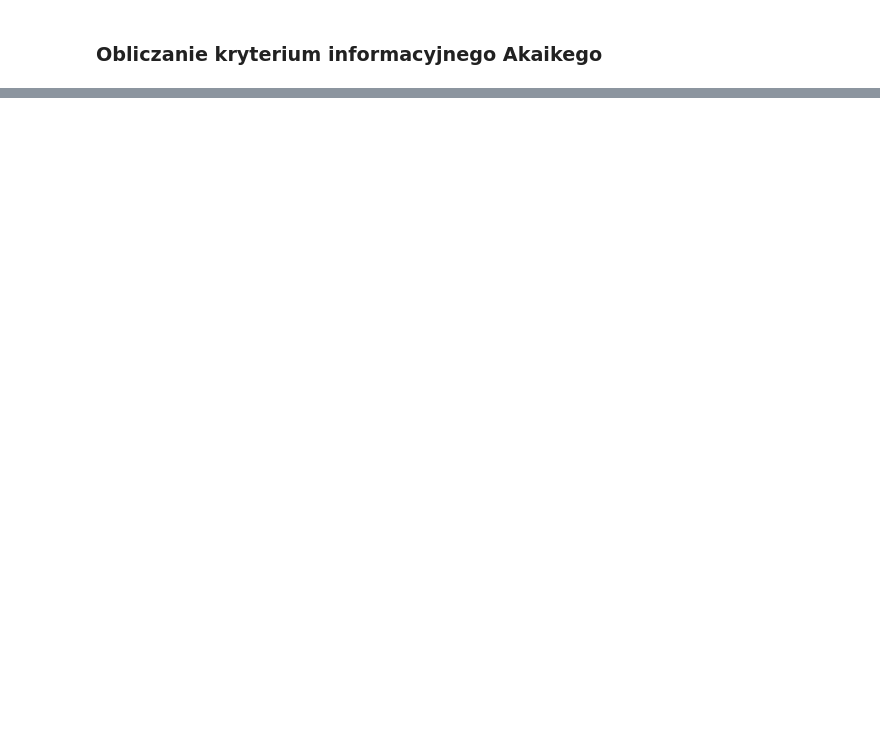
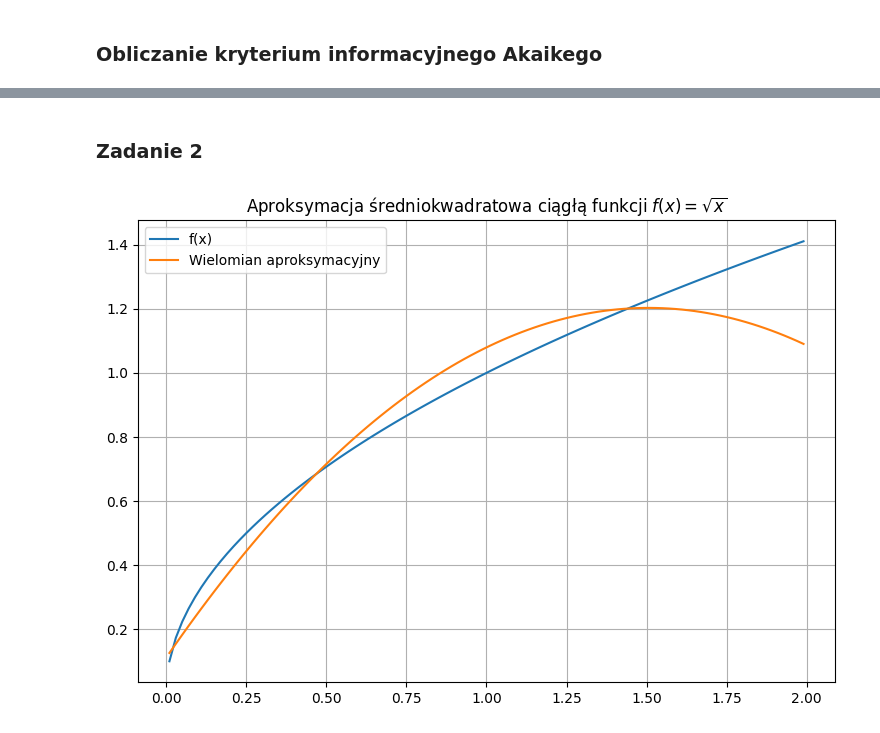
Before and after one commit to memecat5/MOWNIT, a Jupyter notebook: lab5/lab5.ipynb, the cells around one changed output, grey strips where cells are left out. Cells and saved outputs as stored; diff of their text form; code cells hidden in the pictures; blank space fills up the shorter version.

Commit message:
probably finnished lab5, need to take a second look in the morning

```diff
--- a/lab5/lab5.ipynb
+++ b/lab5/lab5.ipynb
@@ -58,0 +100,52 @@ Najmniejszy błąd względny występuje przy interpolacji wielomianami stopnia 4
+# %% [markdown]
+### Zadanie 2
+# %%
+# Approximation with second degree polynomials
+# All formulas are explained in lab5-intro.pdf
+
+def f(x):
+    return np.sqrt(x)
+
+# Weight function for Chebyshev polynomials on [0, 2] interval
+def weight(t):
+    return (1 - (t-1)**2) ** (-0.5)
+
+def cheb(x, n):
+    # n - degree of the polynomial
+    # since we are using only 3 of them,
+    # it's cheap to calculate them analytically
+    match n:
+        # (x - 1) because of our interval
+        case 0: return 1
+        case 1: return x - 1
+        case 2: return 2 * (x-1)**2 - 1
+
+
+def inner_prod_cheb(n):
+    if n == 0:
+        return np.pi
+    else:
+        return np.pi / 2
+
+def eval_apprx_poly(c, x):
+    res = 0
+    for i in range(len(c)):
+        res += c[i] * cheb(x, i)
+
+    return res
+
+c = np.empty(3)
+# slightly cut interval to avoid division by 0
+xs = np.linspace(0.01, 1.99, 100)
+for i in range(3):
+    c[i] = np.trapezoid(weight(xs)*f(xs)*cheb(xs, i), xs) / inner_prod_cheb(i)
+
+plt.figure(figsize=(9, 6))
+plt.plot(xs, f(xs), label="f(x)")
+plt.plot(xs, eval_apprx_poly(c, xs), label="Wielomian aproksymacyjny")
+plt.grid()
+plt.legend()
+plt.title(r"Aproksymacja średniokwadratowa ciągłą funkcji $f(x) = \sqrt{x}$")
+plt.show()
+# %% [output]
+[figure, added]
```
Also changed, not shown: parts of 6 cells of this notebook.
